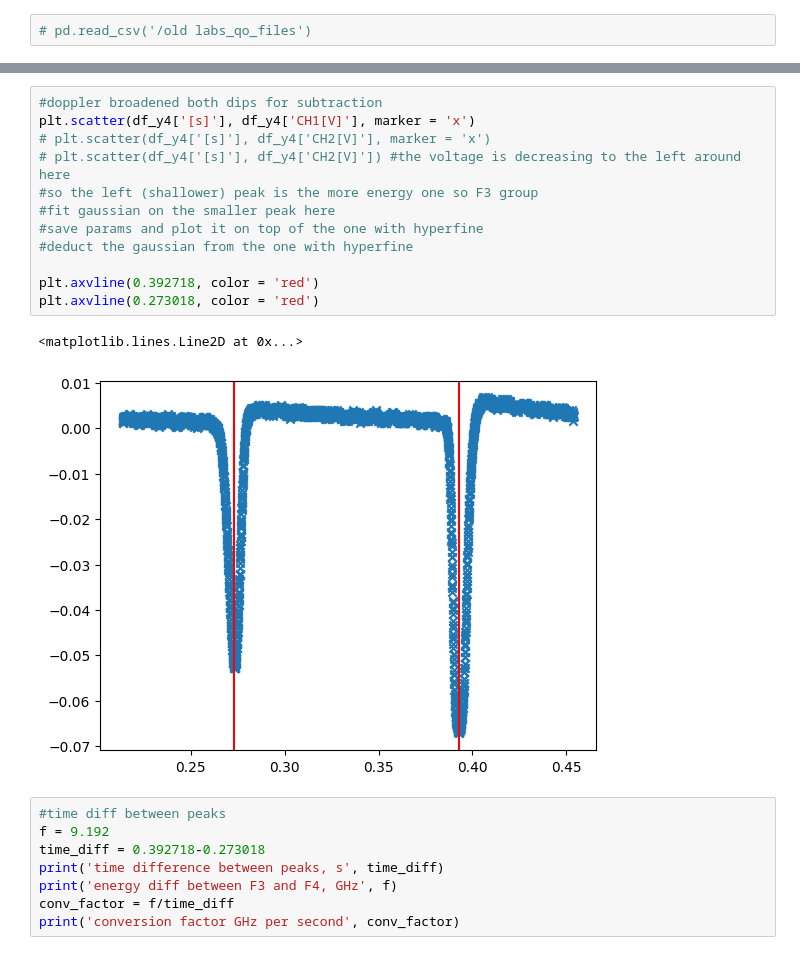
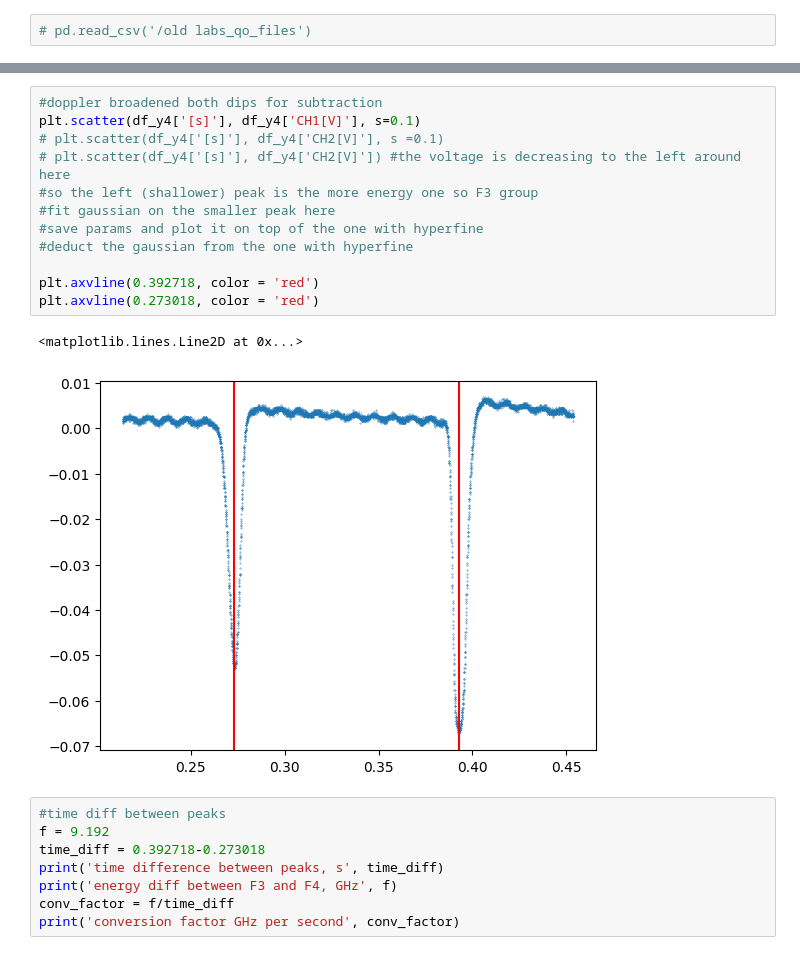
Before and after one commit to pi63on/qo_labs, a Jupyter notebook: rough2_day1.ipynb, the cells around one changed output, grey strips where cells are left out. Saved outputs shown, nothing was run; the diff lists cells and outputs as text.

```diff
--- a/rough2_day1.ipynb
+++ b/rough2_day1.ipynb
@@ -22,18 +38,18 @@ print(df_y1.head())
 # %%
 #doppler broadened both dips for subtraction
-plt.scatter(df_y4['[s]'], df_y4['CH1[V]'], marker = 'x')
-# plt.scatter(df_y4['[s]'], df_y4['CH2[V]'], marker = 'x')
+plt.scatter(df_y4['[s]'], df_y4['CH1[V]'], s=0.1)
+# plt.scatter(df_y4['[s]'], df_y4['CH2[V]'], s =0.1)
 # plt.scatter(df_y4['[s]'], df_y4['CH2[V]']) #the voltage is decreasing to the left around here
 #so the left (shallower) peak is the more energy one so F3 group
 #fit gaussian on the smaller peak here
 #save params and plot it on top of the one with hyperfine
 #deduct the gaussian from the one with hyperfine
 
 plt.axvline(0.392718, color = 'red')
 plt.axvline(0.273018, color = 'red')
 # %% [output]
 <matplotlib.lines.Line2D at 0x...>
-[figure, old version]
+[figure, new version]
 # %%
 #time diff between peaks
 f = 9.192
```
Also changed, not shown: parts of 9 cells of this notebook, 7 other files.
